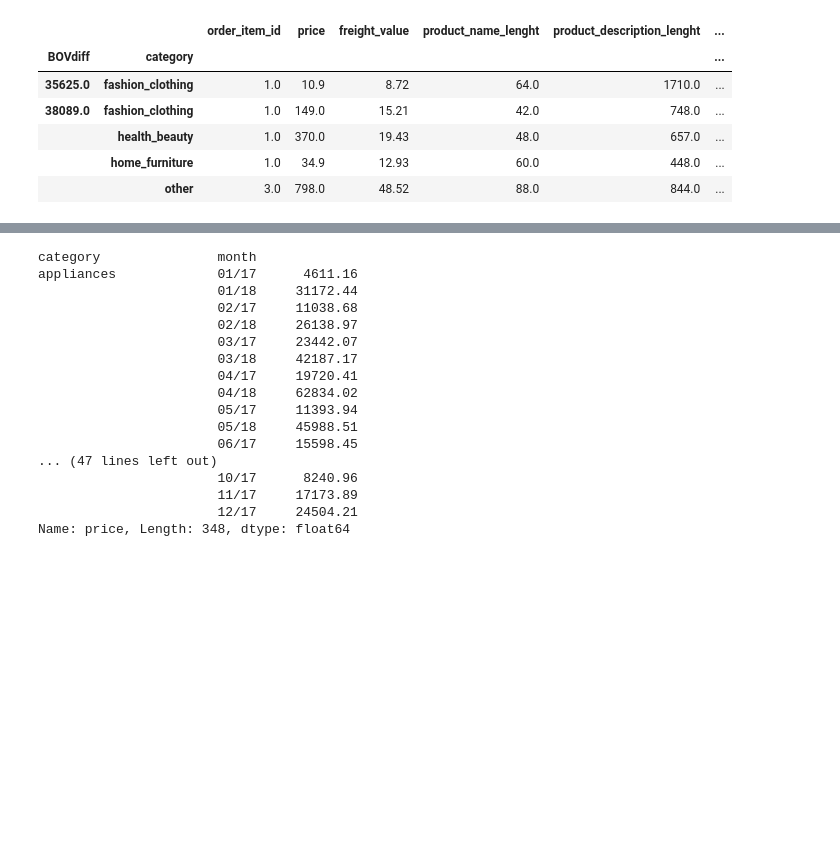
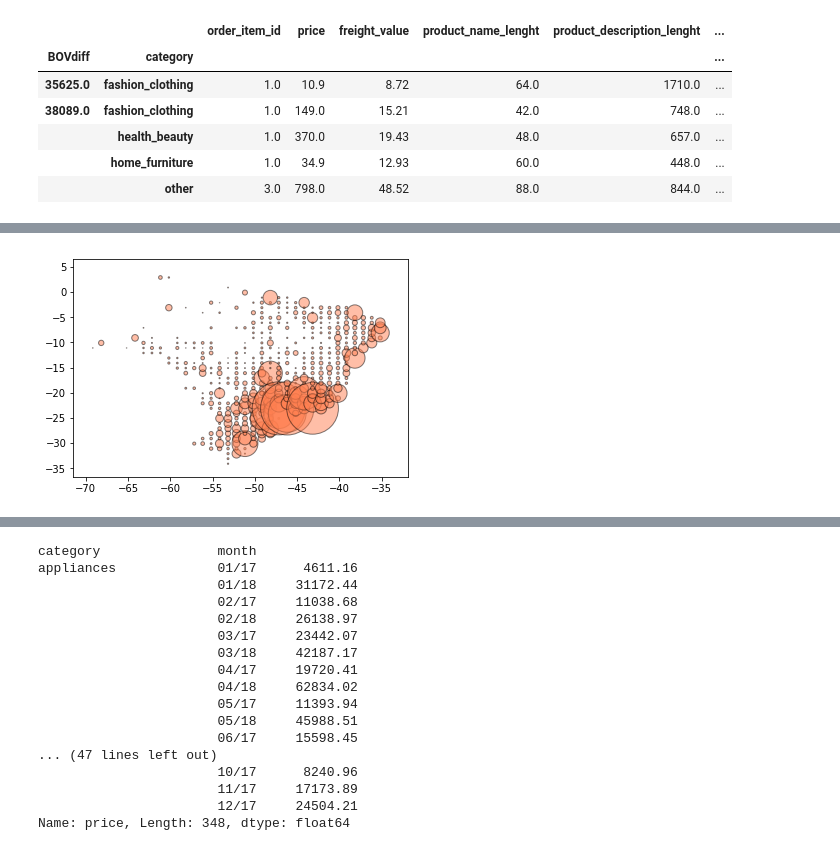
Before and after one commit to BShim92/BrazilianECommerce, a Jupyter notebook: ECommerceDataMerge.ipynb, the cells around one changed output, grey strips where cells are left out. Saved outputs shown, nothing was run; the diff lists cells and outputs as text; code cells hidden in the pictures; blank space fills up the shorter version.

```diff
--- a/ECommerceDataMerge.ipynb
+++ b/ECommerceDataMerge.ipynb
@@ -300,3 +320,27 @@ groupdf.head()
+# %%
+minlng = min(groupdf['lngbin'])
+maxlng = max(groupdf['lngbin'])
+minlat = min(groupdf['latbin'])
+maxlat = max(groupdf['latbin'])
+marginlng = (max(groupdf['lngbin'])-min(groupdf['lngbin']))/10
+marginlat = (max(groupdf['latbin'])-min(groupdf['latbin']))/10
+
+
+groupdf = mergedf.groupby(['lngbin', 'latbin'])
+groupdf = groupdf.sum()
+groupdf = groupdf.loc[groupdf['price'].isnull() == False]
+groupdf = groupdf.loc[groupdf['order_item_id'] > 2]
+groupdf = groupdf.reset_index()
+
+
+plt.scatter(groupdf['lngbin'], groupdf['latbin'], color="coral", edgecolor="black", alpha = 0.5,marker="o", s=groupdf['price']/500)
+plt.xlim(minlng - marginlng, maxlng + marginlng)
+plt.ylim(minlat - marginlat, maxlat  + marginlat)
+plt.show()
+
+#print(groupdf.sort_values(by = ['latbin'], ascending = False).head())
+# %% [output]
+[figure, added]
 # %%
 #BY CATEGORIES
 for metric in metriclist:
```
Also changed, not shown: parts of 9 cells of this notebook.
